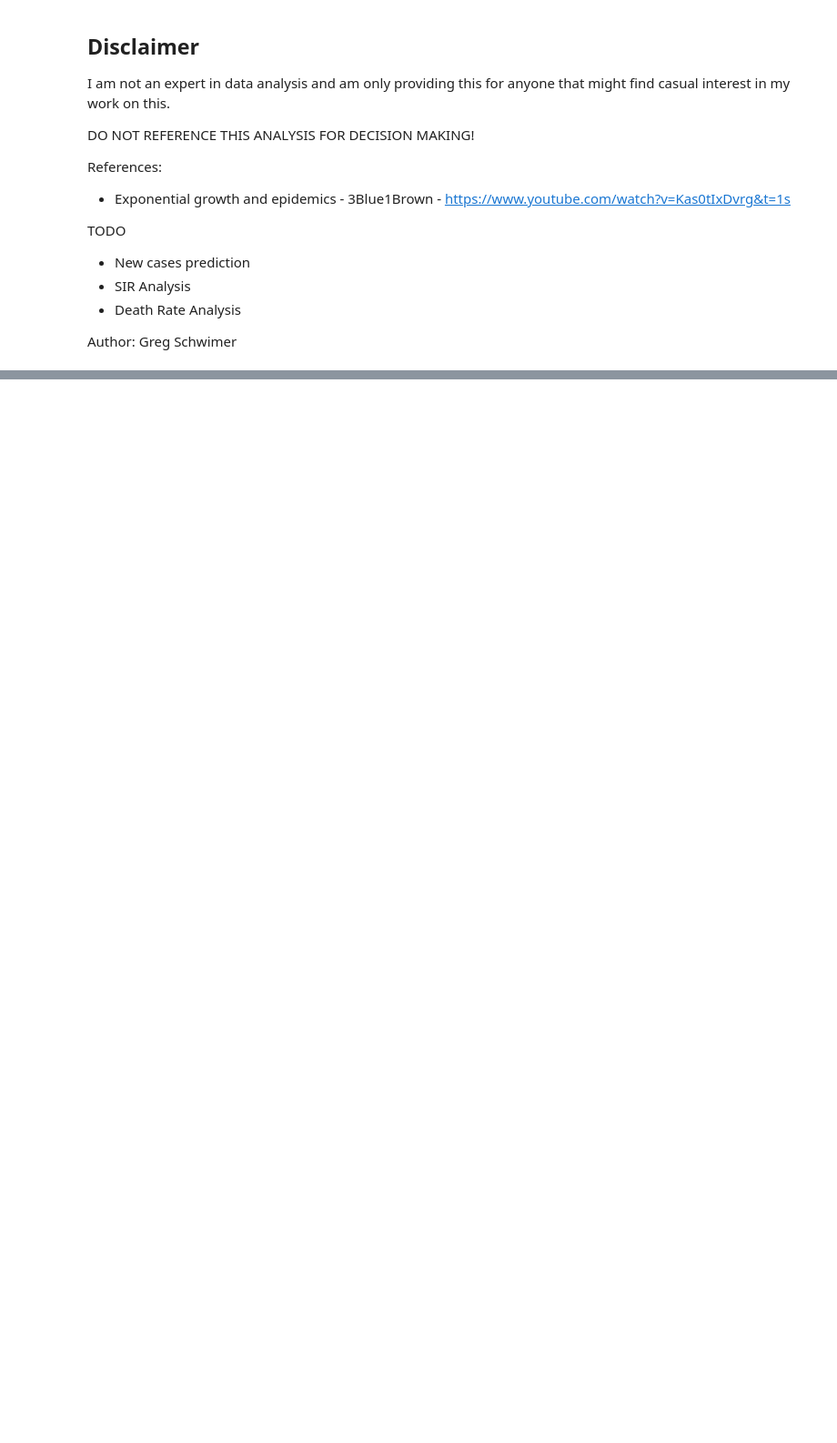
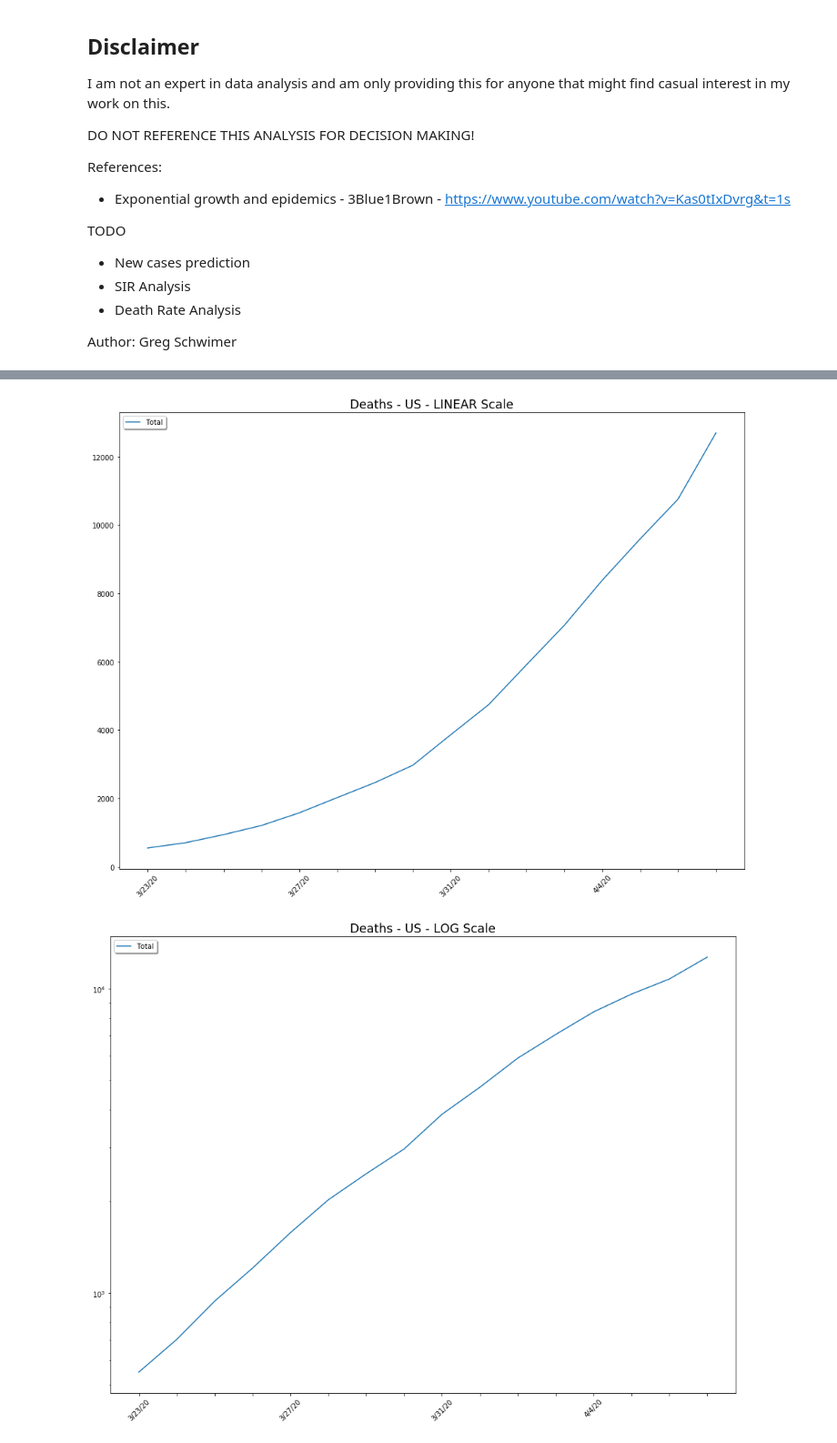
Before and after one commit to gschwim/COVID-19-Looking-Glass, a Jupyter notebook: COVID-19 Looking Glass.ipynb, the cells around one changed output, grey strips where cells are left out. Shown at 91% size. Drawn from its saved outputs; the diff is of its cells as text; code cells hidden in the pictures; blank space fills up the shorter version.

```diff
--- a/COVID-19 Looking Glass.ipynb
+++ b/COVID-19 Looking Glass.ipynb
@@ -97,3 +108,41 @@ plt.show()
+# %%
+# Confirmed cases
+
+# limits on the data - helps get rid of uncertainty in early data
+if end_date.lower() is 'today':
+    dcounts = dsummary[start_date:end_date]
+else:
+    dcounts = dsummary[start_date:]
+
+fig = plt.figure(figsize=(16,12))
+ax = fig.add_subplot(111)
+ax.set_yscale('linear')
+ax.plot(dcounts)
+every_nth = 4
+for n, label in enumerate(ax.xaxis.get_ticklabels()):
+    if n % every_nth != 0:
+        label.set_visible(False)
+plt.xticks(rotation=45)
+plt.legend(('Total',), shadow=True, loc='upper left')
+plt.title('Deaths - {} - LINEAR Scale'.format(state), fontsize='xx-large')
+plt.show()
+
+
+fig = plt.figure(figsize=(16,12))
+ax = fig.add_subplot(111)
+ax.set_yscale('log')
+ax.plot(dcounts)
+every_nth = 4
+for n, label in enumerate(ax.xaxis.get_ticklabels()):
+    if n % every_nth != 0:
+        label.set_visible(False)
+plt.xticks(rotation=45)
+plt.legend(('Total',), shadow=True, loc='upper left')
+plt.title('Deaths - {} - LOG Scale'.format(state), fontsize='xx-large')
+plt.show()
+# %% [output]
+[figure, added]
+[figure, added]
 # %%
 # Growth Factor Analysis
 
```
Also changed, not shown: parts of 5 cells of this notebook.
